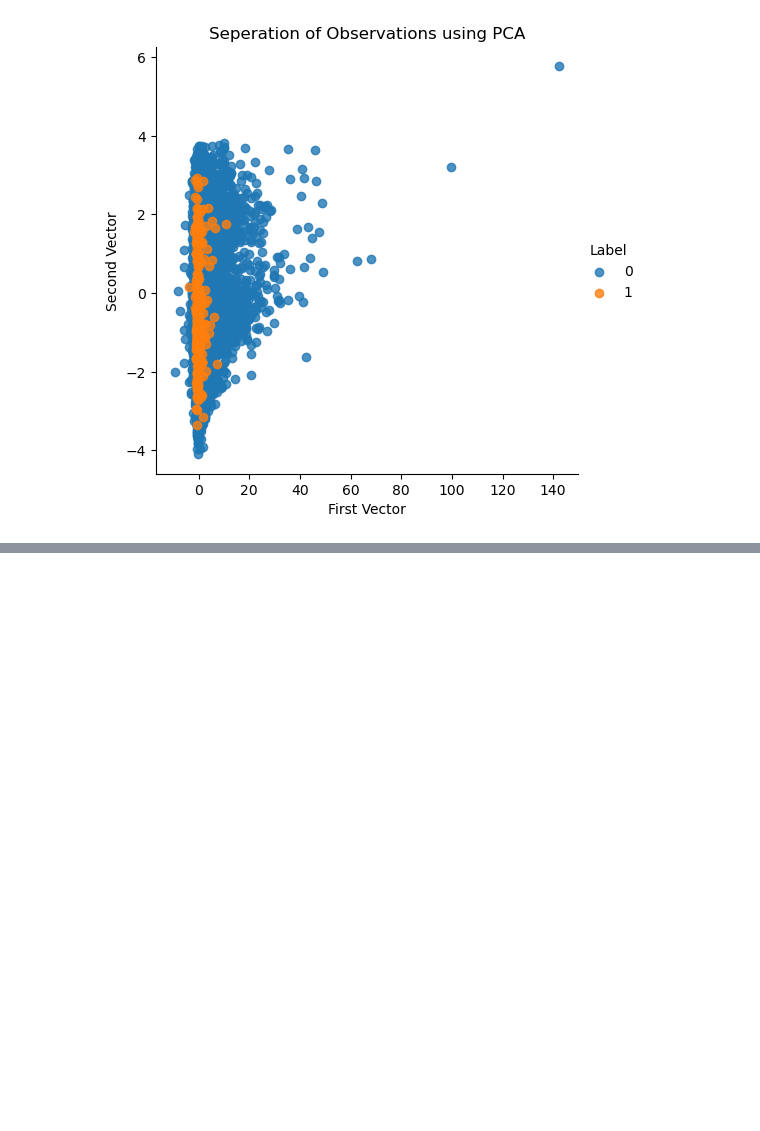
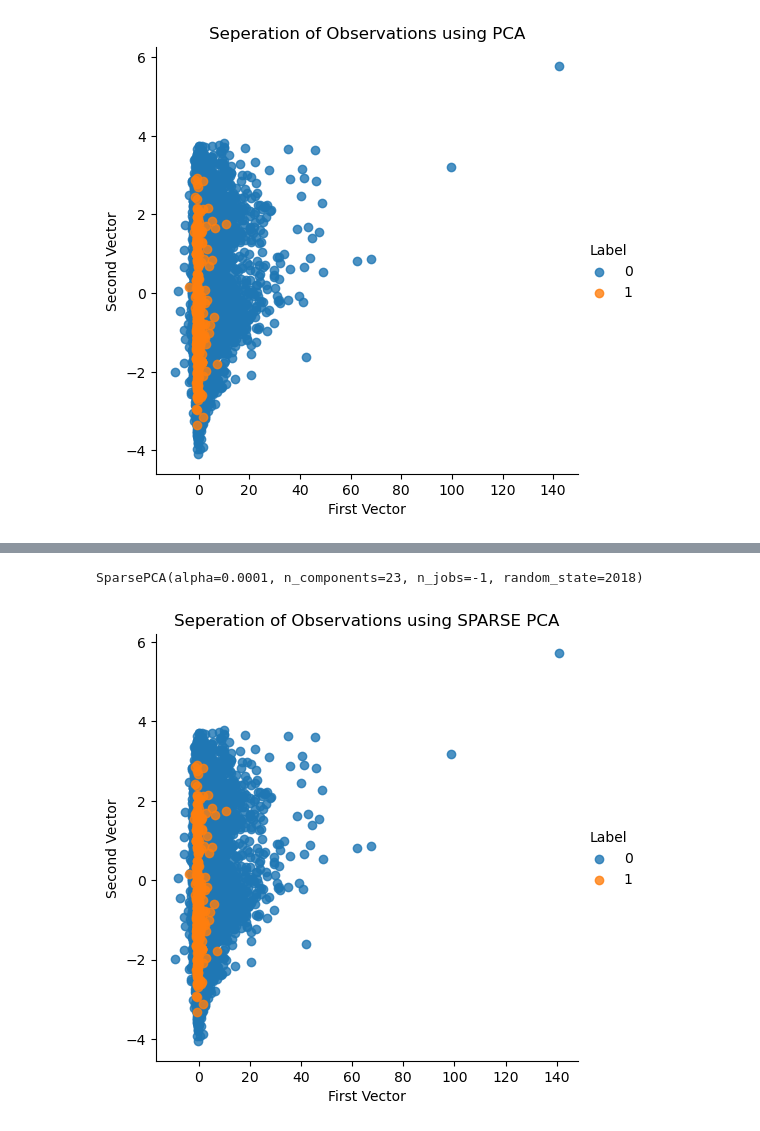
Before and after one commit to Marksman007577/Machine-Learning-Models, a Jupyter notebook: Unsupervised Learning/Dimensionality Reduction/Anomaly Detection/Credit Card Fraud Detection/Credit Card Fraud Detection.ipynb, the cells around one changed output, grey strips where cells are left out. Drawn from its saved outputs; the diff is of its cells as text; code cells hidden in the pictures; blank space fills up the shorter version.

```diff
--- a/Unsupervised Learning/Dimensionality Reduction/Anomaly Detection/Credit Card Fraud Detection/Credit Card Fraud Detection.ipynb
+++ b/Unsupervised Learning/Dimensionality Reduction/Anomaly Detection/Credit Card Fraud Detection/Credit Card Fraud Detection.ipynb
@@ -357,0 +365,18 @@ Fraud Caught out of 330 Cases: 44
+# %%
+n_components = 23
+alpha = 0.0001
+random_state = 2018
+n_jobs = -1
+# %%
+sparsePCA = SparsePCA(n_components=n_components, alpha=alpha, random_state=random_state, n_jobs=n_jobs)
+# %%
+sparsePCA.fit(X_train.loc[:,:])
+# %% [output]
+SparsePCA(alpha=0.0001, n_components=23, n_jobs=-1, random_state=2018)
+# %%
+X_train_sparsePCA = sparsePCA.transform(X_train)
+X_train_sparsePCA = pd.DataFrame(data=X_train_sparsePCA, index=X_train.index)
+# %%
+scatter_plot(X_train_sparsePCA, y_train, "SPARSE PCA")
+# %% [output]
+[figure, added]
```
Also changed, not shown: parts of 46 cells of this notebook.
